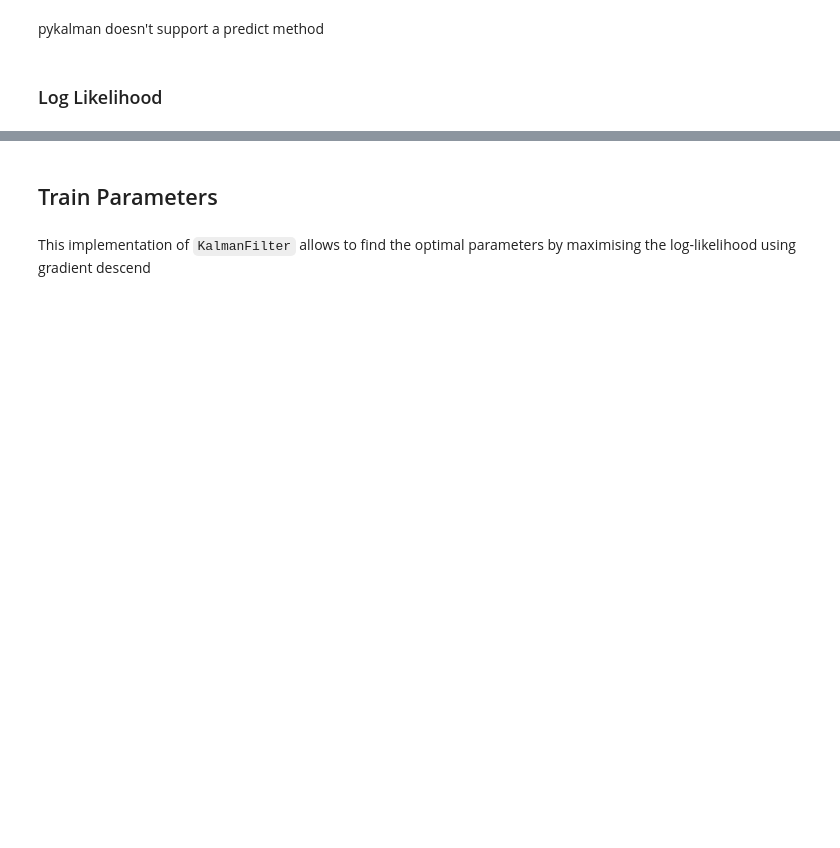
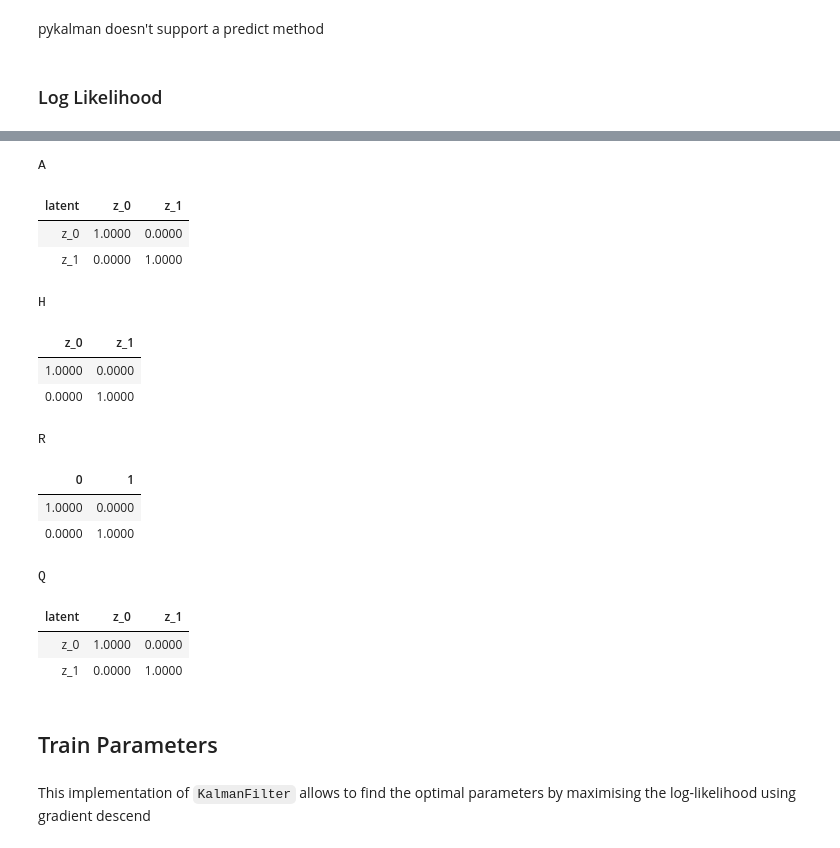
Before and after one commit to mone27/meteo_imp, a Jupyter notebook: lib_nbs/kalman/00_Kalman_Filter.ipynb, the cells around one changed output, grey strips where cells are left out. Saved outputs shown, nothing was run; the diff lists cells and outputs as text; code cells hidden in the pictures; blank space fills up the shorter version.

```diff
--- a/lib_nbs/kalman/00_Kalman_Filter.ipynb
+++ b/lib_nbs/kalman/00_Kalman_Filter.ipynb
@@ -34,7 +36,7 @@ def array2d(X):
     return torch.atleast_2d(torch.as_tensor(X))
 # %%
 #| export
-def _determine_dimensionality(variables):
+def _determine_dimensionality(variables, default):
     """Derive the dimensionality of the state space
 
     Parameters
@@ -54,6 +56,10 @@ def _determine_dimensionality(variables):
         if v is not None:
             v = converter(v)
             candidates.append(v.shape[idx])
+
+     # also use the manually specified default
+    if default is not None:
+        candidates.append(default)
 
     # ensure consistency of all derived values
     if len(candidates) == 0:
@@ -128,6 +138,8 @@ class KalmanFilter(torch.nn.Module):
                  # Also known as $\mu_0"$
             initial_state_cov: Tensor=None, # [n_dim_state, n_dim_state]
                  # Also known as $\Sigma_0$
+            n_dim_state: int = None, # Number of dimensions for state - defaults to 1 if cannot be infered from parameters
+            n_dim_obs: int = None # Number of dimensions for observations - defaults to 1 if cannot be infered from parameters
                 ):
         """Initialize Kalman Filter"""
 
@@ -140,12 +152,14 @@ class KalmanFilter(torch.nn.Module):
              (transition_cov, array2d, -2),
              (initial_state_mean, array1d, -1),
              (initial_state_cov, array2d, -2),
-             (obs_matrices, array2d, -1)]
+             (obs_matrices, array2d, -1)],
+            n_dim_state
         )
         n_dim_obs = _determine_dimensionality(
             [(obs_matrices, array2d, -2),
              (obs_offsets, array1d, -1),
-             (obs_cov, array2d, -2)]
+             (obs_cov, array2d, -2)],
+            n_dim_obs
         )
 
         self.n_dim_obs = n_dim_obs
@@ -869,3 +1034,22 @@ test_close(k2.loglikelihood(X2), pyk2.loglikelihood(nX2), eps=1e-4)
+# %%
+display_as_row(k2.get_info())
+# %% [output]
+A
+| latent | z_0 | z_1 |
+| z_0 | 1.0000 | 0.0000 |
+| z_1 | 0.0000 | 1.0000 |
+H
+| z_0 | z_1 |
+| 1.0000 | 0.0000 |
+| 0.0000 | 1.0000 |
+R
+| 0 | 1 |
+| 1.0000 | 0.0000 |
+| 0.0000 | 1.0000 |
+Q
+| latent | z_0 | z_1 |
+| z_0 | 1.0000 | 0.0000 |
+| z_1 | 0.0000 | 1.0000 |
 # %% [markdown]
 ## Train Parameters
 # %% [markdown]
```
Also changed, not shown: parts of 80 cells of this notebook, 20 other files.
